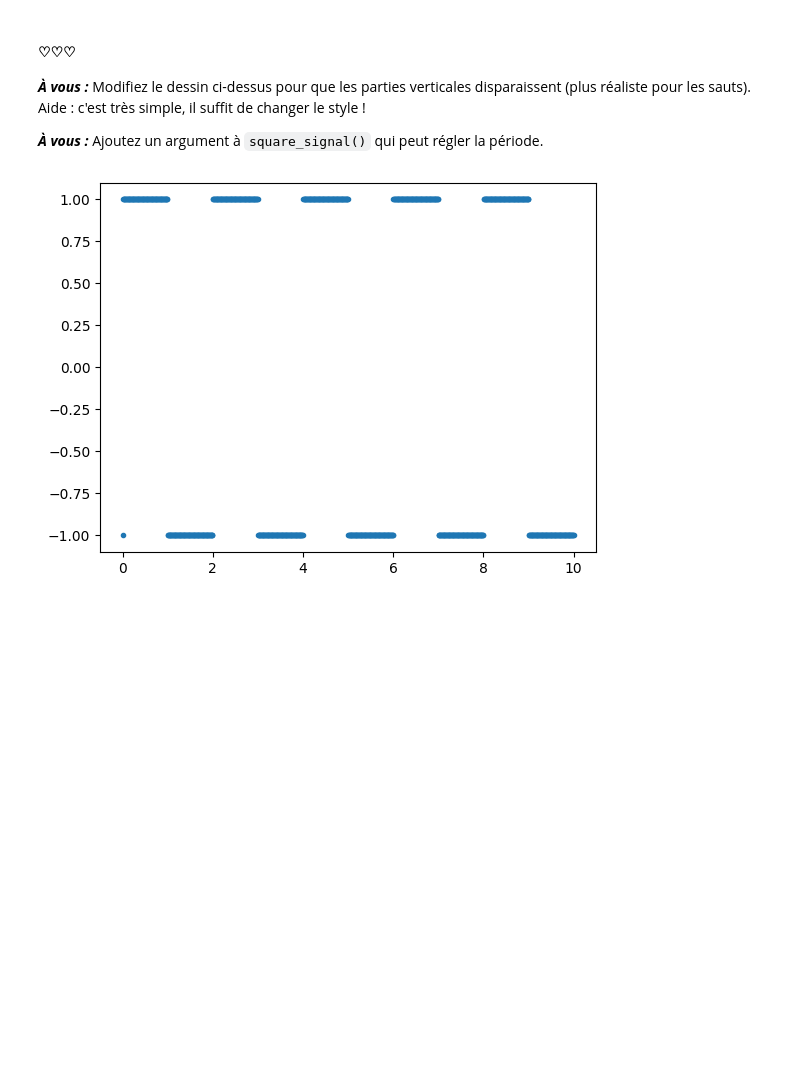
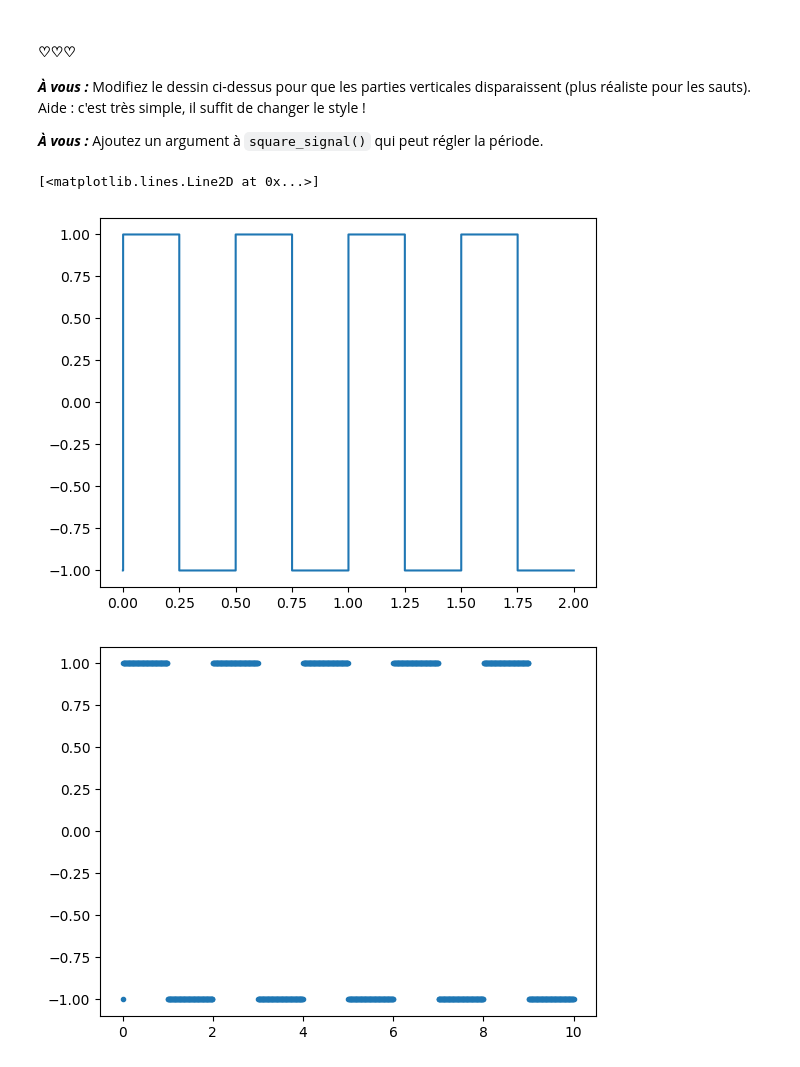
Before and after one commit to lyyric/CSMI_Notes, a Jupyter notebook: M1 S2/Signal et images/TP/10-ETU = sin-cos series.ipynb, the cells around one changed output. Drawn from its saved outputs; the diff is of its cells as text; code cells hidden in the pictures; blank space fills up the shorter version.

```diff
--- a/M1 S2/Signal et images/TP/10-ETU = sin-cos series.ipynb
+++ b/M1 S2/Signal et images/TP/10-ETU = sin-cos series.ipynb
@@ -174,6 +187,19 @@ plt.plot(t,square_signal(t));
 ***À vous :*** Modifiez le dessin ci-dessus pour que les parties verticales disparaissent (plus réaliste pour les sauts). Aide : c'est très simple, il suffit de changer le style !
 
 ***À vous :*** Ajoutez un argument à `square_signal()` qui peut régler la période.
+# %%
+def square_signal(t):
+    posi = (np.sin(4 * np.pi * t) > 0)
+    f = np.empty(len(t))
+    f[posi] = 1
+    f[~posi] = -1
+    return f
+
+t = np.linspace(0, 2, 2000)
+plt.plot(t, square_signal(t), drawstyle='steps-post')
+# %% [output]
+[<matplotlib.lines.Line2D at 0x...>]
+[figure, added]
 # %%
 #--- To keep following outputs, do not run this cell! ---
 # %% [output]
```
Also changed, not shown: parts of 3 cells of this notebook, 1 other file.
